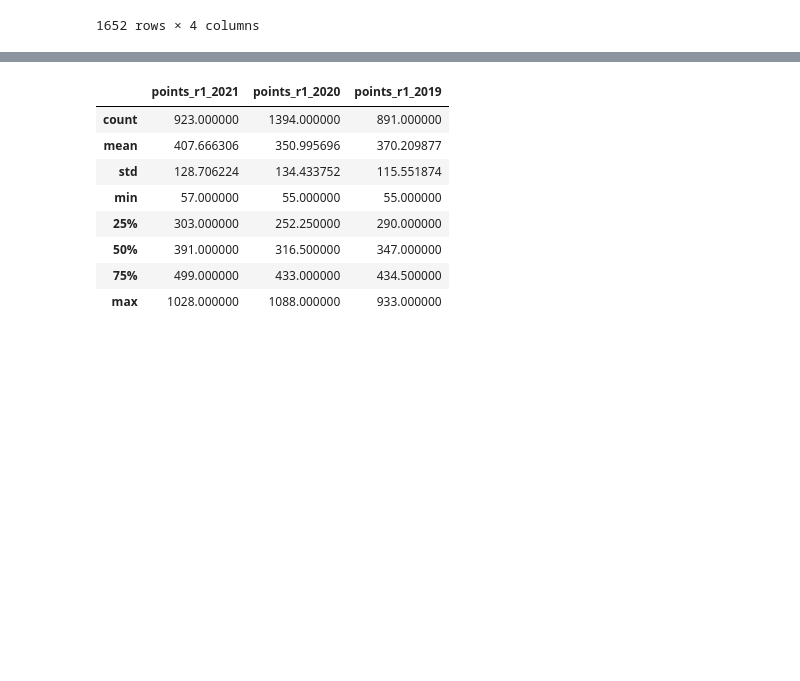
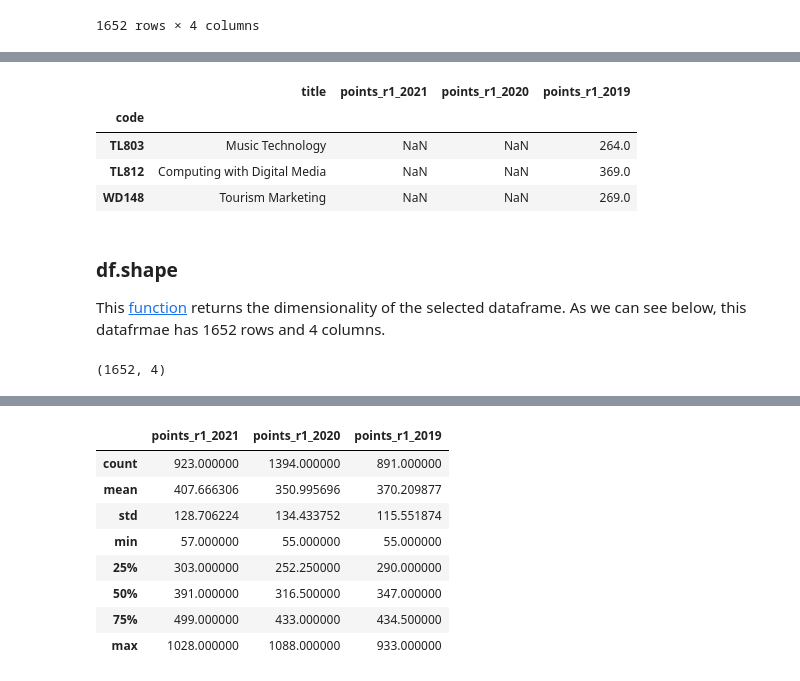
Before and after one commit to SarahMcN25/fundamentals, a Jupyter notebook: cao.ipynb, the cells around one changed output, grey strips where cells are left out. Drawn from its saved outputs; the diff is of its cells as text; code cells hidden in the pictures; blank space fills up the shorter version.

Commit message:
added some pandas functions and descriptions for analysis

```diff
--- a/cao.ipynb
+++ b/cao.ipynb
@@ -1119,0 +1121,18 @@ df.tail()
+# %%
+# Or select a number.
+df.tail(3)
+# %% [output]
+|  | title | points_r1_2021 | points_r1_2020 | points_r1_2019 |
+| code |  |  |  |  |
+| TL803 | Music Technology | NaN | NaN | 264.0 |
+| TL812 | Computing with Digital Media | NaN | NaN | 369.0 |
+| WD148 | Tourism Marketing | NaN | NaN | 269.0 |
+# %% [markdown]
+### df.shape
+
+This [function](https://pandas.pydata.org/docs/reference/api/pandas.DataFrame.shape.html) returns the dimensionality of the selected dataframe. As we can see below, this datafrmae has 1652 rows and 4 columns.
+# %%
+# returns the shape of df.
+df.shape
+# %% [output]
+(1652, 4)
```
Also changed, not shown: parts of 31 cells of this notebook, 10 other files.
